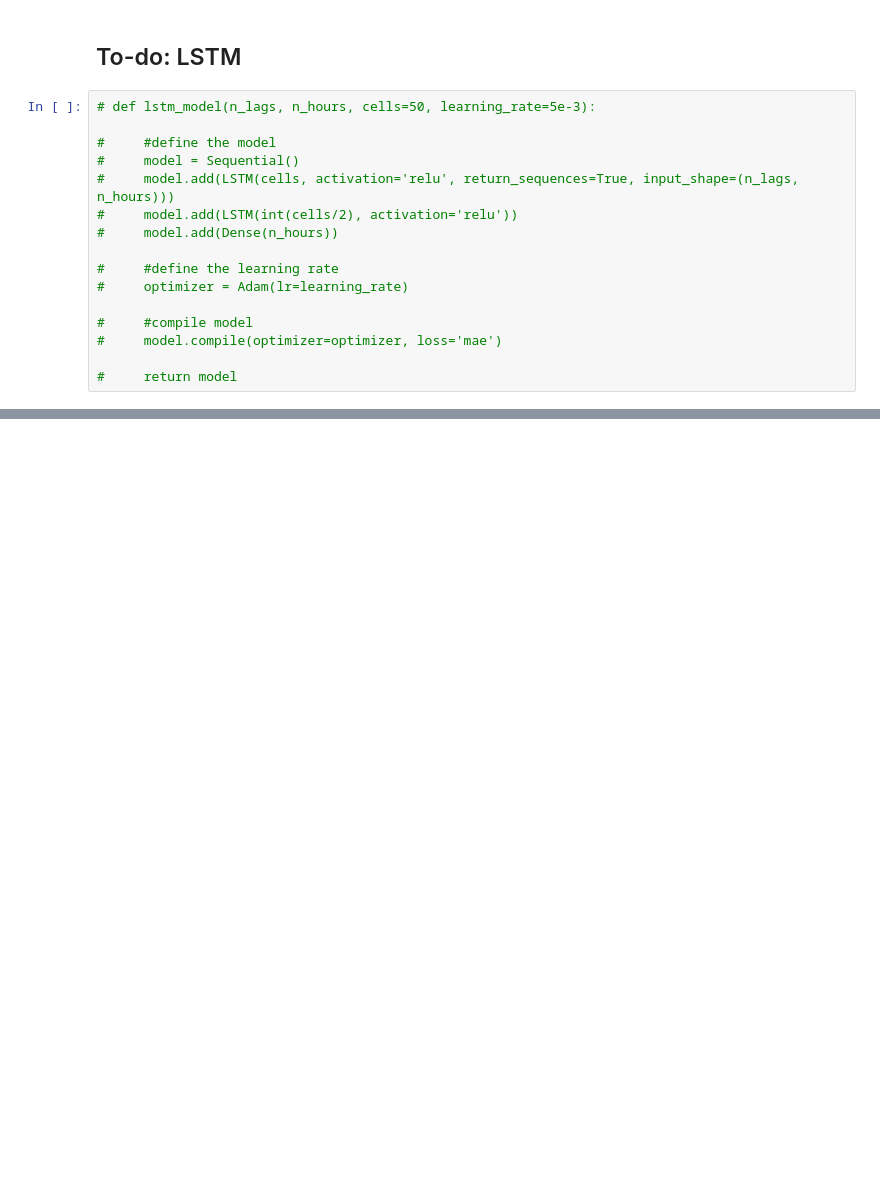
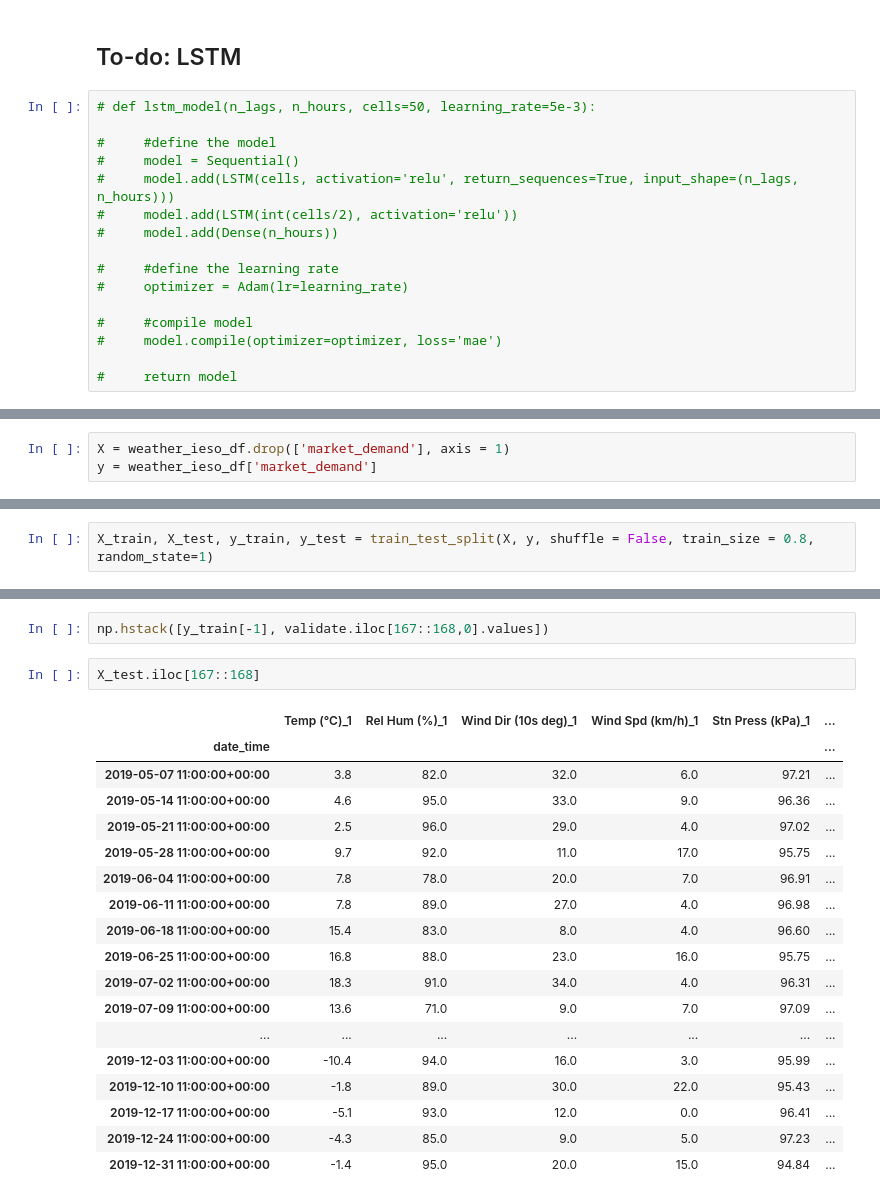
Before and after one commit to camadi/Ontario_Hourly_Electricity_Demand_Forecast, a Jupyter notebook: src/market_demand_prediction.ipynb, the cells around one changed output, grey strips where cells are left out. Drawn from its saved outputs; the diff is of its cells as text; blank space fills up the shorter version.

```diff
--- a/src/market_demand_prediction.ipynb
+++ b/src/market_demand_prediction.ipynb
@@ -935,0 +1135,3 @@ Best Score: -726.2163953374585
+# %%
+X = weather_ieso_df.drop(['market_demand'], axis = 1)
+y = weather_ieso_df['market_demand']
@@ -935,0 +1157,2 @@ Best Score: -726.2163953374585
+# %%
+X_train, X_test, y_train, y_test = train_test_split(X, y, shuffle = False, train_size = 0.8, random_state=1)
@@ -935,0 +1193,23 @@ Best Score: -726.2163953374585
+# %%
+np.hstack([y_train[-1], validate.iloc[167::168,0].values])
+# %%
+X_test.iloc[167::168]
+# %% [output]
+|  | Temp (°C)_1 | Rel Hum (%)_1 | Wind Dir (10s deg)_1 | Wind Spd (km/h)_1 | Stn Press (kPa)_1 | ... |
+| date_time |  |  |  |  |  | ... |
+| 2019-05-07 11:00:00+00:00 | 3.8 | 82.0 | 32.0 | 6.0 | 97.21 | ... |
+| 2019-05-14 11:00:00+00:00 | 4.6 | 95.0 | 33.0 | 9.0 | 96.36 | ... |
+| 2019-05-21 11:00:00+00:00 | 2.5 | 96.0 | 29.0 | 4.0 | 97.02 | ... |
+| 2019-05-28 11:00:00+00:00 | 9.7 | 92.0 | 11.0 | 17.0 | 95.75 | ... |
+| 2019-06-04 11:00:00+00:00 | 7.8 | 78.0 | 20.0 | 7.0 | 96.91 | ... |
+| 2019-06-11 11:00:00+00:00 | 7.8 | 89.0 | 27.0 | 4.0 | 96.98 | ... |
+| 2019-06-18 11:00:00+00:00 | 15.4 | 83.0 | 8.0 | 4.0 | 96.60 | ... |
+| 2019-06-25 11:00:00+00:00 | 16.8 | 88.0 | 23.0 | 16.0 | 95.75 | ... |
+| 2019-07-02 11:00:00+00:00 | 18.3 | 91.0 | 34.0 | 4.0 | 96.31 | ... |
+| 2019-07-09 11:00:00+00:00 | 13.6 | 71.0 | 9.0 | 7.0 | 97.09 | ... |
+| ... | ... | ... | ... | ... | ... | ... |
+| 2019-12-03 11:00:00+00:00 | -10.4 | 94.0 | 16.0 | 3.0 | 95.99 | ... |
+| 2019-12-10 11:00:00+00:00 | -1.8 | 89.0 | 30.0 | 22.0 | 95.43 | ... |
+| 2019-12-17 11:00:00+00:00 | -5.1 | 93.0 | 12.0 | 0.0 | 96.41 | ... |
+| 2019-12-24 11:00:00+00:00 | -4.3 | 85.0 | 9.0 | 5.0 | 97.23 | ... |
+| 2019-12-31 11:00:00+00:00 | -1.4 | 95.0 | 20.0 | 15.0 | 94.84 | ... |
```
Also changed, not shown: parts of 44 cells of this notebook.
